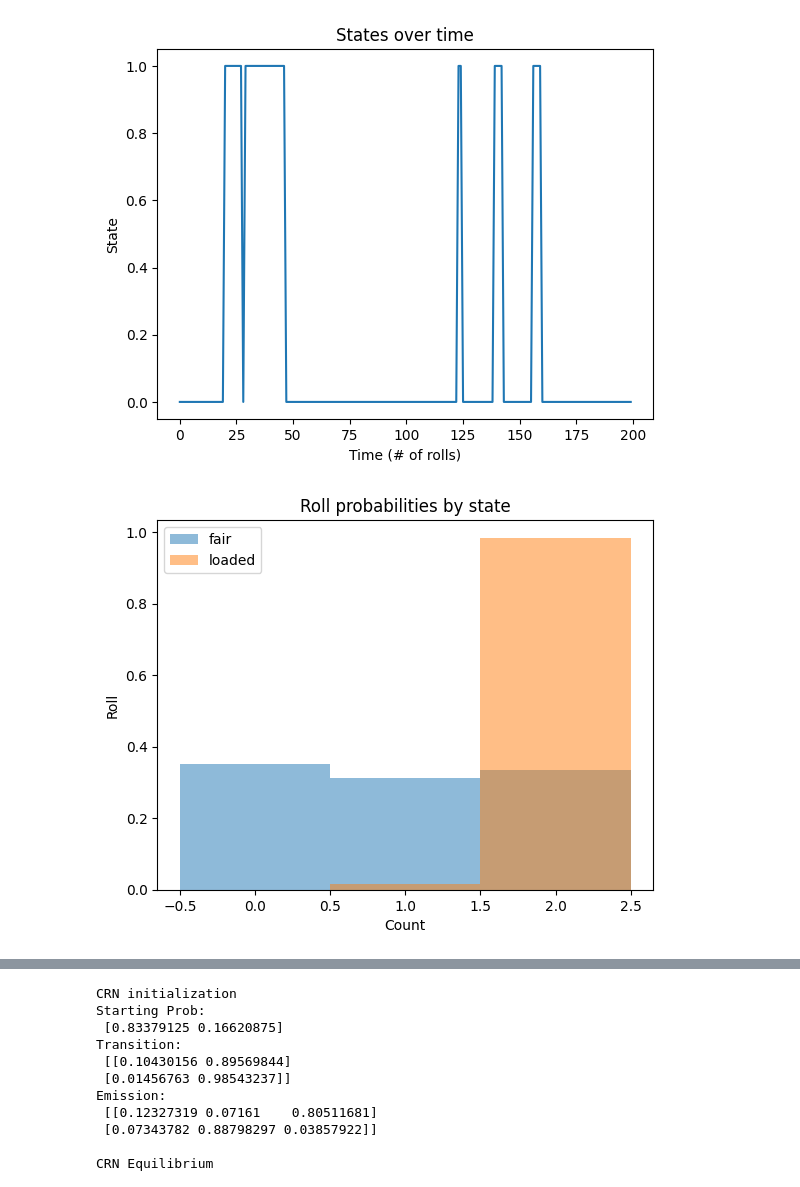
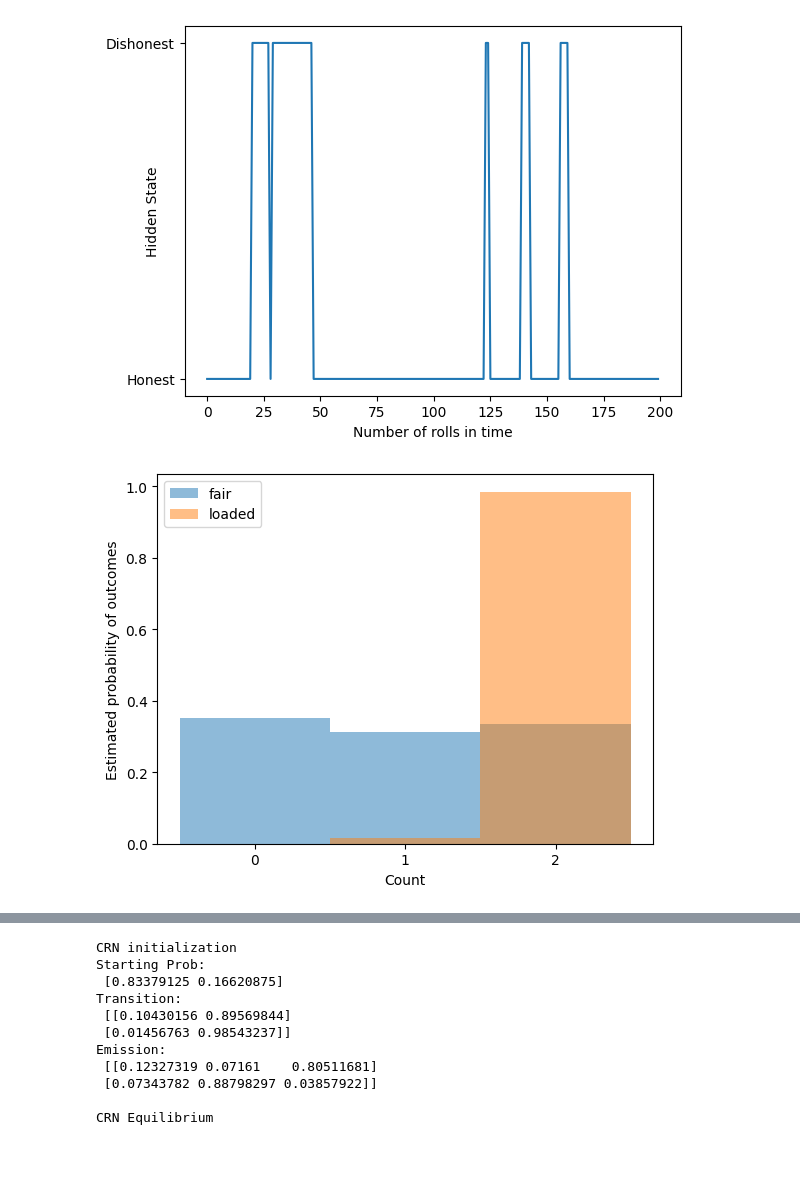
Before and after one commit to GeekyPeas/Chemical-Baum-Welch-Algorithm, a Jupyter notebook: Python_II/DishonestCasino.ipynb, the cells around one changed output, grey strips where cells are left out. Drawn from its saved outputs; the diff is of its cells as text; code cells hidden in the pictures; blank space fills up the shorter version.

```diff
--- a/Python_II/DishonestCasino.ipynb
+++ b/Python_II/DishonestCasino.ipynb
@@ -25,25 +25,30 @@ rolls, gen_states = gen_model.sample(300)
 # %%
 fig, ax = plt.subplots()
 ax.plot(gen_states[:200])
-ax.set_title('States over time')
-ax.set_xlabel('Time (# of rolls)')
-ax.set_ylabel('State')
+#ax.set_title('Hidden State over time')
+ax.set_xlabel('Number of rolls in time')
+ax.set_ylabel('Hidden State')
+plt.yticks([0,1], ["Honest","Dishonest"])
+plt.gca().get_yaxis().set_label_coords(-0.05, 0.5)
 plt.show()
+
 
 # plot rolls for the fair and loaded states
 fig, ax = plt.subplots()
 ax.hist(rolls[gen_states == 0], label='fair', alpha=0.5,
         bins=np.arange(4) - 0.5, density=True)
 ax.hist(rolls[gen_states == 1], label='loaded', alpha=0.5,
         bins=np.arange(4) - 0.5, density=True)
-ax.set_title('Roll probabilities by state')
+#ax.set_title('Frequency of Roll Outcomes')
 ax.set_xlabel('Count')
-ax.set_ylabel('Roll')
+ax.set_ylabel('Estimated probability of outcomes')
+plt.xticks([0,1,2])
 ax.legend()
+plt.savefig('PLOTS/dieprobs.pdf', format='pdf', dpi=300)
 plt.show()
 # %% [output]
-[figure, old version]
+[figure, new version]
-[figure, old version]
+[figure, new version]
 # %%
 from sklearn.utils.validation import check_random_state
 def normalize(a, axis=None):
```
Also changed, not shown: parts of 6 cells of this notebook, 1 other file.
